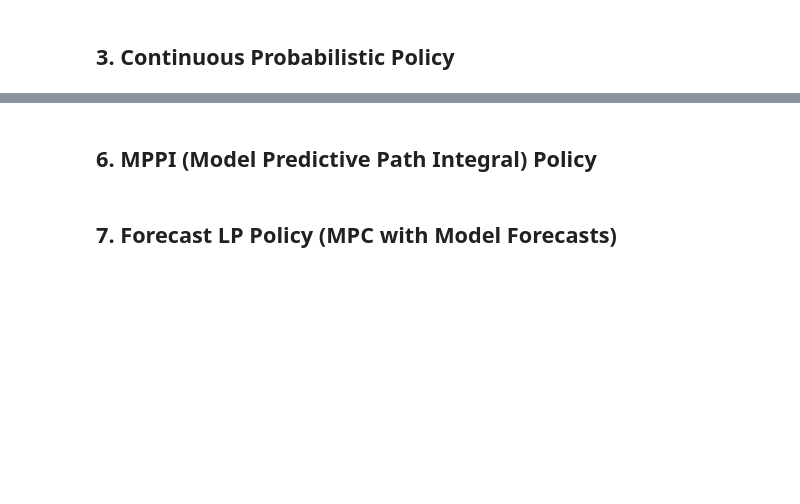
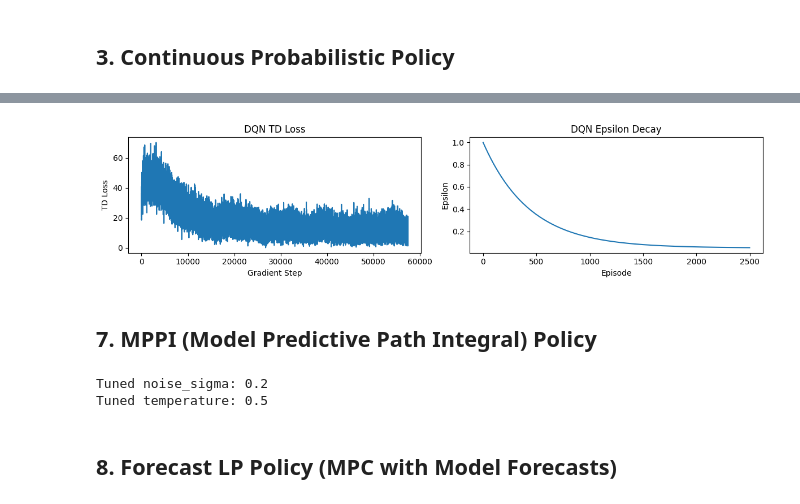
Before and after one commit to gdubbs100/battery_charging_simulation, a Jupyter notebook: notebooks/policy_comparison.ipynb, the cells around one changed output, grey strips where cells are left out. Drawn from its saved outputs; the diff is of its cells as text; code cells hidden in the pictures; blank space fills up the shorter version.

```diff
--- a/notebooks/policy_comparison.ipynb
+++ b/notebooks/policy_comparison.ipynb
@@ -138,14 +198,18 @@ plt.show()
 # %%
 # DQN: discrete action Q-learning with replay buffer (actions in [-1, 1])
-dqn_net = make_mlp(in_features=2, out_features=11, hidden=32)
+# Uses extended features: [log_price, soc, rolling_median - price]
+dqn_features = PriceRelativeFeatures(all_prices, window_days=30)
+
+dqn_net = make_mlp(in_features=3, out_features=21, hidden=32)
 dqn_policy = DQNPolicy(
     net=dqn_net,
-    n_actions=11,
-    lr=1e-3,
+    feature_fn=dqn_features,
+    n_actions=21,
+    lr=3e-6,
     gamma=0.99,
     epsilon_start=1.0,
     epsilon_end=0.05,
-    epsilon_decay=500,
+    epsilon_decay=10000,
     batch_size=32,
     buffer_size=2000,
 )
@@ -153,8 +217,8 @@ dqn_policy = DQNPolicy(
 dqn_policy.learn(
     train_data=train_df,
     battery=battery,
-    num_iters=20,
-    window_len=24 * 7,
+    num_iters=100,
+    window_len=24,
     n_windows=25,
 )
 
@@ -166,3 +230,4 @@ ax2.plot(dqn_policy.epsilon_history)
 ax2.set(xlabel='Episode', ylabel='Epsilon', title='DQN Epsilon Decay')
 plt.tight_layout()
 plt.show()
+# %% [output]
@@ -169,5 +254,6 @@ plt.show()
+[figure, added]
 # %% [markdown]
-## 6. MPPI (Model Predictive Path Integral) Policy
+## 7. MPPI (Model Predictive Path Integral) Policy
 # %%
 mppi_model = MedianReversionModel(window_days=30, interval_minutes=60)
 mppi_policy = MPPIPolicy(
@@ -175,19 +261,22 @@ mppi_policy = MPPIPolicy(
     battery=battery,
     horizon=12,
     n_samples=100,
-    n_trajectories=50,
+    n_trajectories=100,
 )
 
 mppi_policy.learn(
     train_data=train_df,
     battery=battery,
     num_iters=25,
-    window_len=24 * 7,
+    window_len=24,
 )
 print(f'Tuned noise_sigma: {mppi_policy.noise_sigma}')
 print(f'Tuned temperature: {mppi_policy.temperature}')
+# %% [output]
+Tuned noise_sigma: 0.2
+Tuned temperature: 0.5
 # %% [markdown]
-## 7. Forecast LP Policy (MPC with Model Forecasts)
+## 8. Forecast LP Policy (MPC with Model Forecasts)
 # %%
 forecast_lp_model = MedianReversionModel(window_days=30, interval_minutes=60)
 forecast_lp_policy = ForecastLPPolicy(
```
Also changed, not shown: parts of 31 cells of this notebook, 9 other files.
